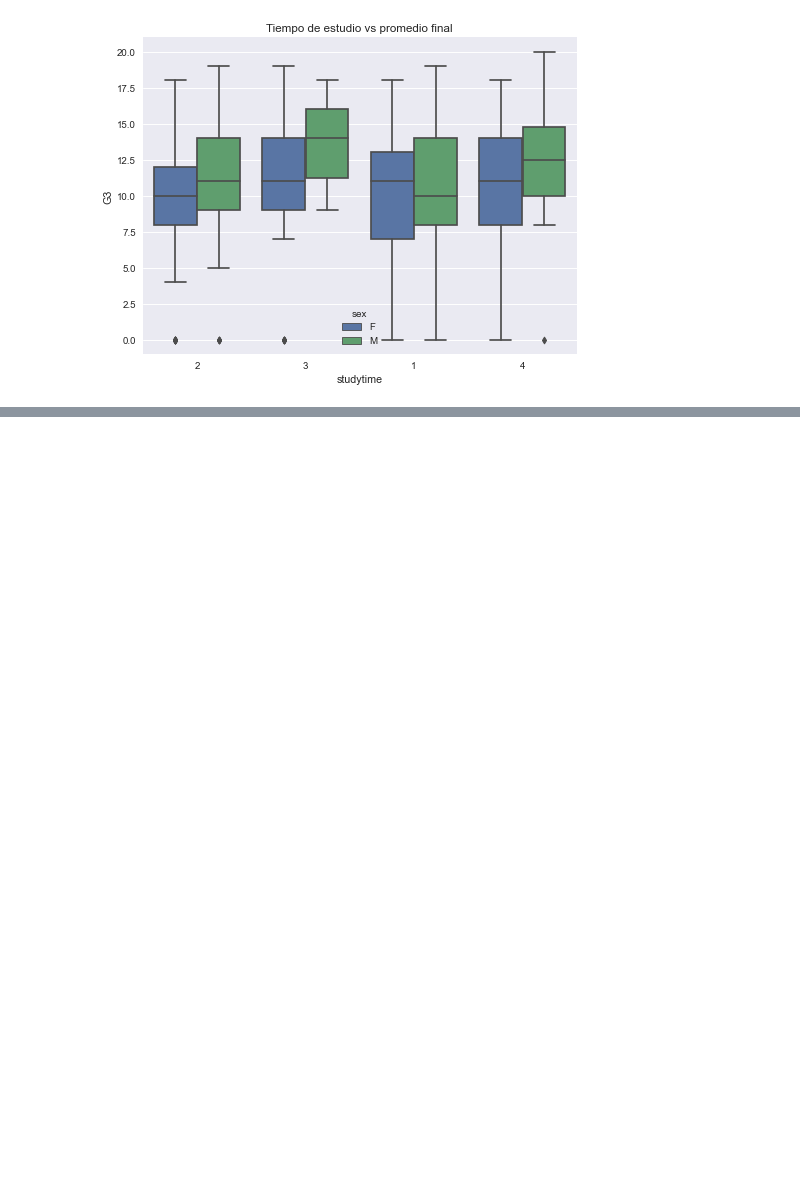
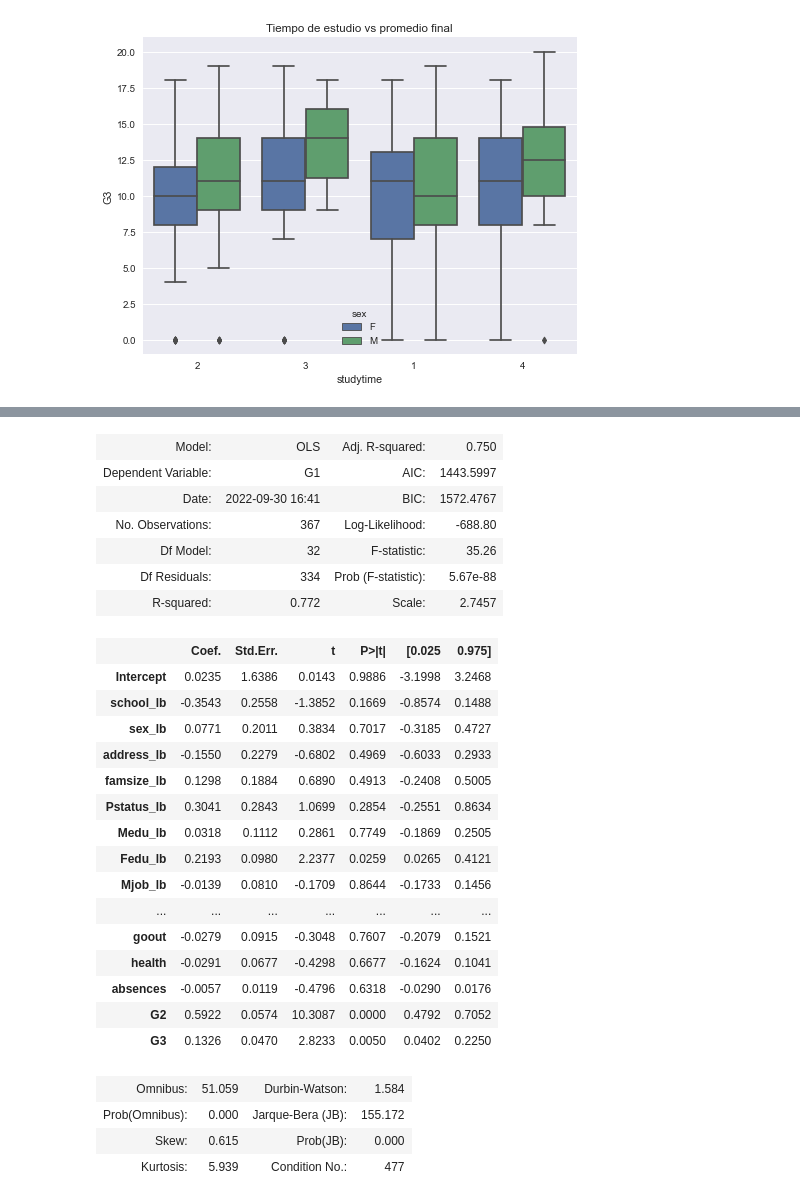
Before and after one commit to Denniels/Fundamentos-data-sciens, a Jupyter notebook: Prueba_FD/Hito_1/Prueba_Hito1_2.ipynb, the cells around one changed output, grey strips where cells are left out. Drawn from its saved outputs; the diff is of its cells as text; code cells hidden in the pictures; blank space fills up the shorter version.

```diff
--- a/Prueba_FD/Hito_1/Prueba_Hito1_2.ipynb
+++ b/Prueba_FD/Hito_1/Prueba_Hito1_2.ipynb
@@ -257,0 +267,28 @@ Text(0.5, 1.0, 'Tiempo de estudio vs promedio final')
+# %%
+# Realizamos un LabelEncoder para transformar datos en datos continuos.
+df['school_lb']=labelencoder.fit_transform(df['school'])
+df['sex_lb']=labelencoder.fit_transform(df['sex'])
+df['address_lb']=labelencoder.fit_transform(df['address'])
+df['famsize_lb']=labelencoder.fit_transform(df['famsize'])
+df['Pstatus_lb']=labelencoder.fit_transform(df['Pstatus'])
+df['Medu_lb']=labelencoder.fit_transform(df['Medu'])
+df['Fedu_lb']=labelencoder.fit_transform(df['Fedu'])
+df['Mjob_lb']=labelencoder.fit_transform(df['Mjob'])
+df['Fjob_lb']=labelencoder.fit_transform(df['Fjob'])
+df['reason_lb']=labelencoder.fit_transform(df['reason'])
+df['guardian_lb']=labelencoder.fit_transform(df['guardian'])
+df['traveltime_lb']=labelencoder.fit_transform(df['traveltime'])
+df['studytime_lb']=labelencoder.fit_transform(df['studytime'])
+df['schoolsup_lb']=labelencoder.fit_transform(df['schoolsup'])
+df['famsup_lb']=labelencoder.fit_transform(df['famsup'])
+df['paid_lb']=labelencoder.fit_transform(df['paid'])
+df['activities_lb']=labelencoder.fit_transform(df['activities'])
+df['nursery_lb']=labelencoder.fit_transform(df['nursery'])
+df['higher_lb']=labelencoder.fit_transform(df['higher'])
+df['internet_lb']=labelencoder.fit_transform(df['internet'])
+df['romantic_lb']=labelencoder.fit_transform(df['romantic'])
+df['famrel_lb']=labelencoder.fit_transform(df['famrel'])
+df['freetime_lb']=labelencoder.fit_transform(df['freetime'])
+df['Dalc_lb']=labelencoder.fit_transform(df['Dalc'])
+df['Walc_lb']=labelencoder.fit_transform(df['Walc'])
+df.head()
@@ -257,0 +323,7 @@ Text(0.5, 1.0, 'Tiempo de estudio vs promedio final')
+# %%
+# Tomamos todas las variables continuas en un dataframe limpio
+df2 = df.loc[:, ['school_lb','sex_lb','address_lb','famsize_lb','Pstatus_lb','Medu_lb','Fedu_lb','Mjob_lb','Fjob_lb',
+                'reason_lb','guardian_lb','traveltime_lb','studytime_lb','schoolsup_lb','famsup_lb','paid_lb',
+                'activities_lb','nursery_lb','higher_lb','internet_lb','romantic_lb','famrel_lb','freetime_lb',
+                'Dalc_lb','Walc_lb','age','failures','goout','health','absences','G1','G2','G3']].dropna()
+df2.head()
@@ -257,0 +338,32 @@ Text(0.5, 1.0, 'Tiempo de estudio vs promedio final')
+# %%
+form1 = gfx.form_model(df2, var_obj = 'G1')
+lineal_model1 = smf.ols(form1 ,data = df2).fit()
+lineal_model1.summary2()
+# %% [output]
+| Model: | OLS | Adj. R-squared: | 0.750 |
+| Dependent Variable: | G1 | AIC: | 1443.5997 |
+| Date: | 2022-09-30 16:41 | BIC: | 1572.4767 |
+| No. Observations: | 367 | Log-Likelihood: | -688.80 |
+| Df Model: | 32 | F-statistic: | 35.26 |
+| Df Residuals: | 334 | Prob (F-statistic): | 5.67e-88 |
+| R-squared: | 0.772 | Scale: | 2.7457 |
+|  | Coef. | Std.Err. | t | P>|t| | [0.025 | 0.975] |
+| Intercept | 0.0235 | 1.6386 | 0.0143 | 0.9886 | -3.1998 | 3.2468 |
+| school_lb | -0.3543 | 0.2558 | -1.3852 | 0.1669 | -0.8574 | 0.1488 |
+| sex_lb | 0.0771 | 0.2011 | 0.3834 | 0.7017 | -0.3185 | 0.4727 |
+| address_lb | -0.1550 | 0.2279 | -0.6802 | 0.4969 | -0.6033 | 0.2933 |
+| famsize_lb | 0.1298 | 0.1884 | 0.6890 | 0.4913 | -0.2408 | 0.5005 |
+| Pstatus_lb | 0.3041 | 0.2843 | 1.0699 | 0.2854 | -0.2551 | 0.8634 |
+| Medu_lb | 0.0318 | 0.1112 | 0.2861 | 0.7749 | -0.1869 | 0.2505 |
+| Fedu_lb | 0.2193 | 0.0980 | 2.2377 | 0.0259 | 0.0265 | 0.4121 |
+| Mjob_lb | -0.0139 | 0.0810 | -0.1709 | 0.8644 | -0.1733 | 0.1456 |
+| ... | ... | ... | ... | ... | ... | ... |
+| goout | -0.0279 | 0.0915 | -0.3048 | 0.7607 | -0.2079 | 0.1521 |
+| health | -0.0291 | 0.0677 | -0.4298 | 0.6677 | -0.1624 | 0.1041 |
+| absences | -0.0057 | 0.0119 | -0.4796 | 0.6318 | -0.0290 | 0.0176 |
+| G2 | 0.5922 | 0.0574 | 10.3087 | 0.0000 | 0.4792 | 0.7052 |
+| G3 | 0.1326 | 0.0470 | 2.8233 | 0.0050 | 0.0402 | 0.2250 |
+| Omnibus: | 51.059 | Durbin-Watson: | 1.584 |
+| Prob(Omnibus): | 0.000 | Jarque-Bera (JB): | 155.172 |
+| Skew: | 0.615 | Prob(JB): | 0.000 |
+| Kurtosis: | 5.939 | Condition No.: | 477 |
```
Also changed, not shown: parts of 51 cells of this notebook, 2 other files.
